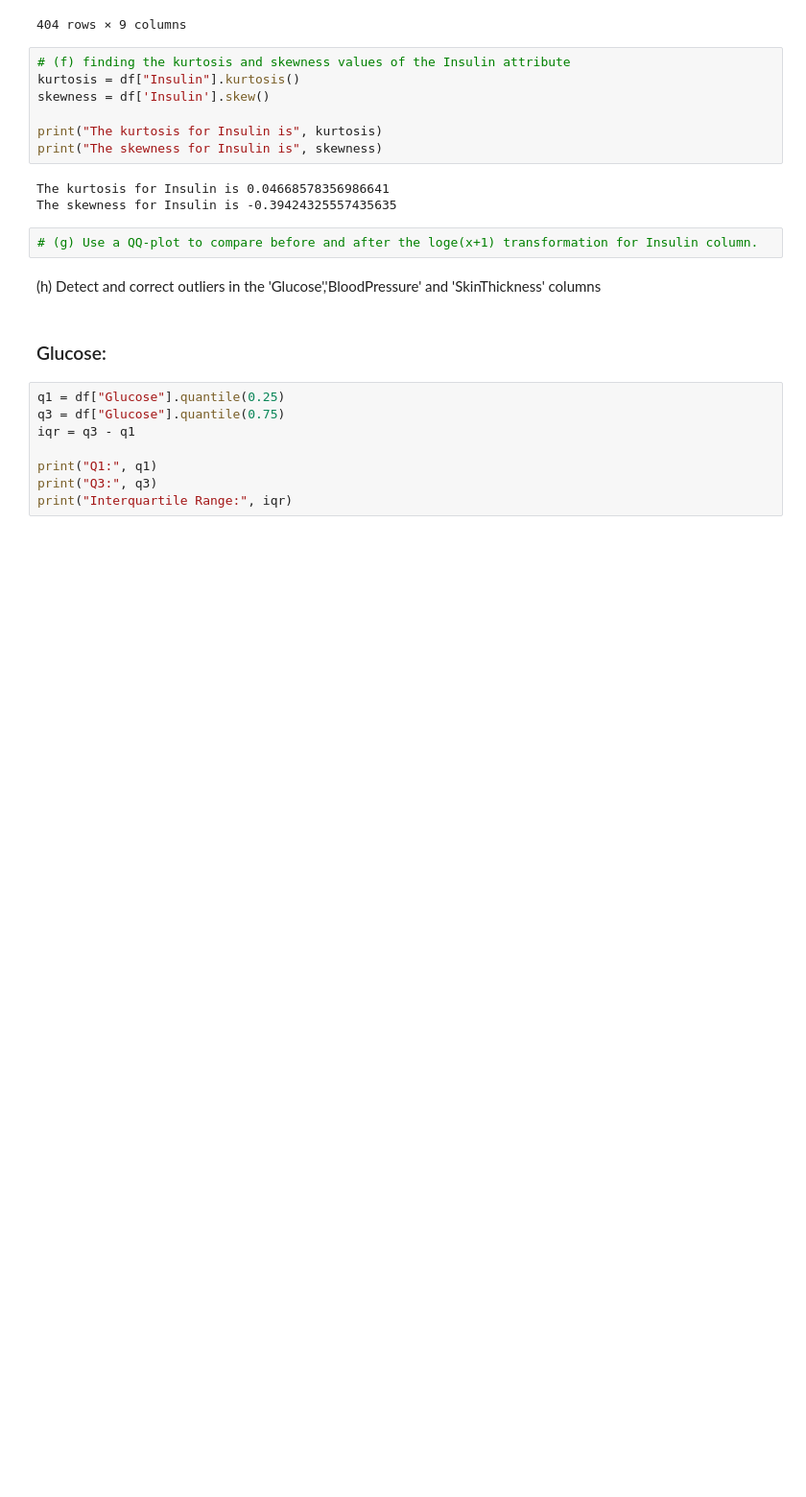
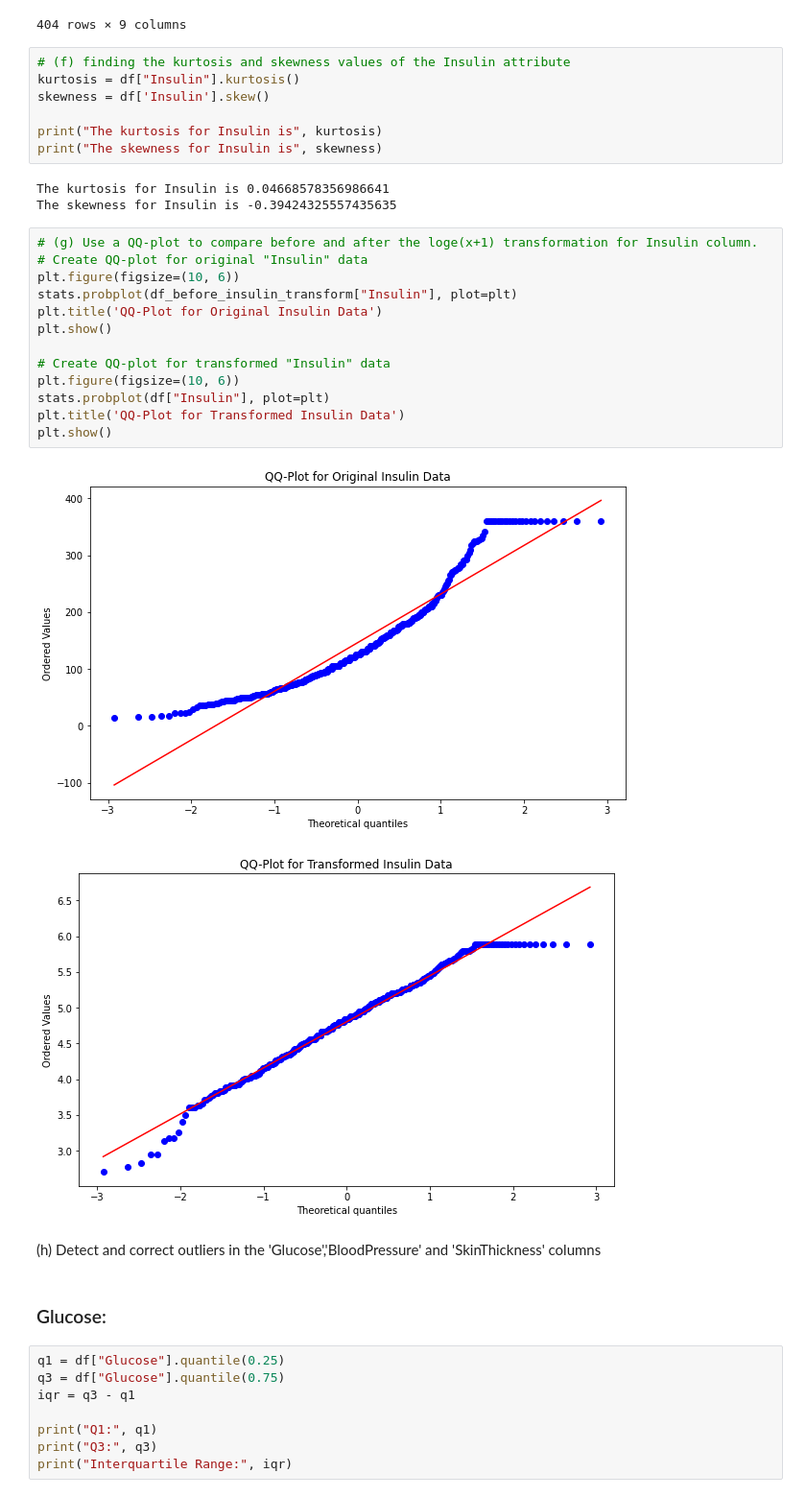
Before and after one commit to seankendall/UCD_Data_Mining, a Jupyter notebook: Practical 1/Practical1B.ipynb, the cells around one changed output. Shown at 96% size. Drawn from its saved outputs; the diff is of its cells as text; blank space fills up the shorter version.

```diff
--- a/Practical 1/Practical1B.ipynb
+++ b/Practical 1/Practical1B.ipynb
@@ -163,8 +163,22 @@ print("The skewness for Insulin is", skewness)
 # %% [output]
 The kurtosis for Insulin is 0.04668578356986641
 The skewness for Insulin is -0.39424325557435635
-# %%
-# (g) Use a QQ-plot to compare before and after the loge(x+1) transformation for Insulin column.
+# %%
+# (g) Use a QQ-plot to compare before and after the loge(x+1) transformation for Insulin column.
+# Create QQ-plot for original "Insulin" data
+plt.figure(figsize=(10, 6))
+stats.probplot(df_before_insulin_transform["Insulin"], plot=plt)
+plt.title('QQ-Plot for Original Insulin Data')
+plt.show()
+
+# Create QQ-plot for transformed "Insulin" data
+plt.figure(figsize=(10, 6))
+stats.probplot(df["Insulin"], plot=plt)
+plt.title('QQ-Plot for Transformed Insulin Data')
+plt.show()
+# %% [output]
+[figure, added]
+[figure, added]
 # %% [markdown]
 (h) Detect  and  correct  outliers  in  the  'Glucose','BloodPressure'  and  'SkinThickness' columns
 # %% [markdown]
```
Also changed, not shown: parts of 10 cells of this notebook.
